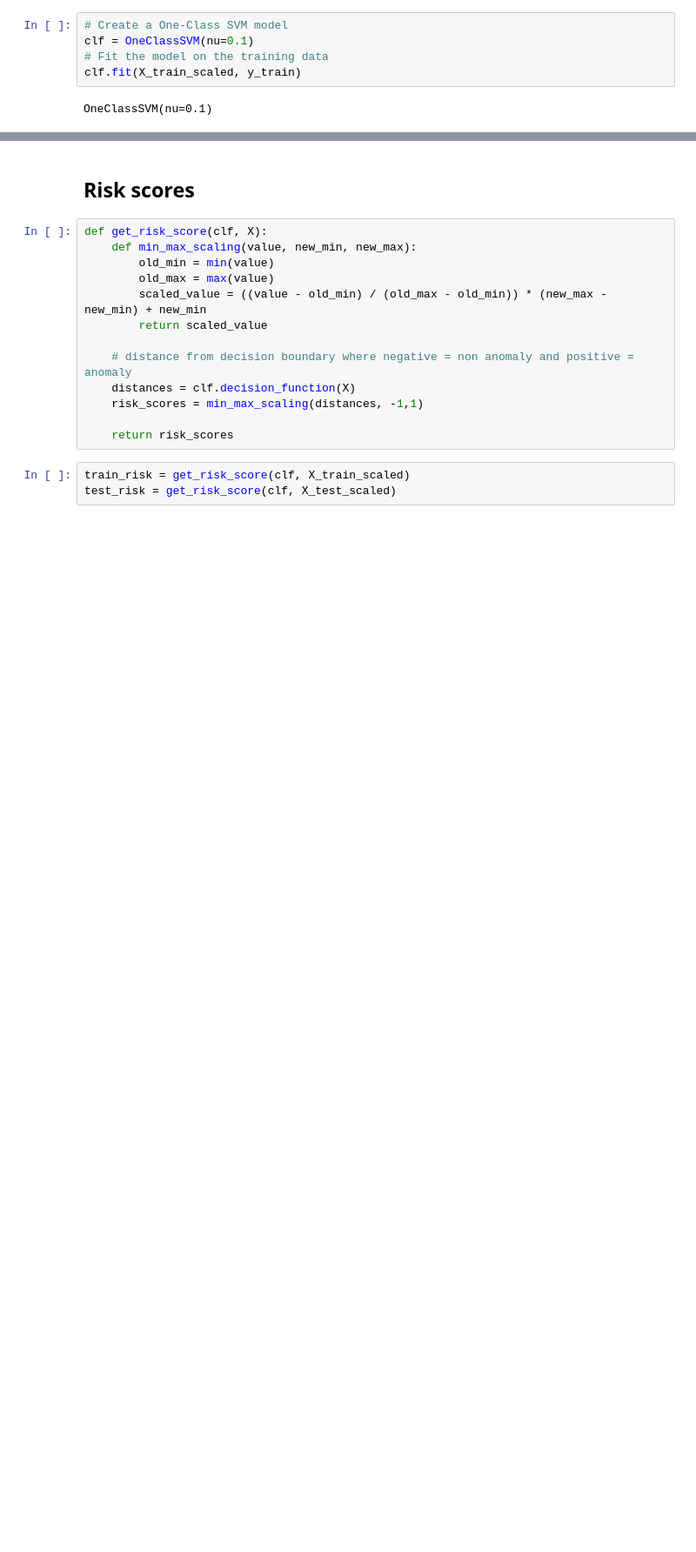
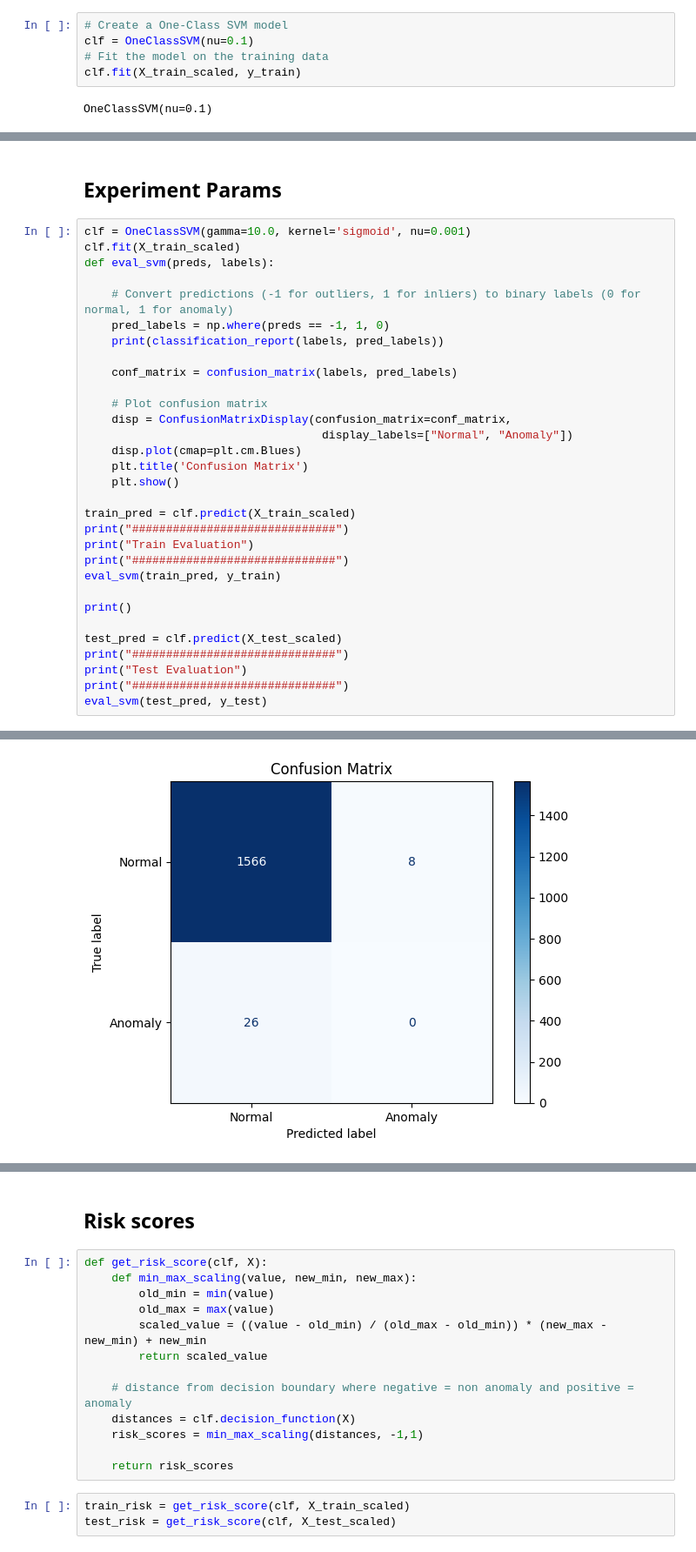
Before and after one commit to mel0778/dsa4263, a Jupyter notebook: code/model_SVM.ipynb, the cells around one changed output, grey strips where cells are left out. Shown: that part at 87% size. Drawn from its saved outputs; the diff is of its cells as text; blank space fills up the shorter version.

```diff
--- a/code/model_SVM.ipynb
+++ b/code/model_SVM.ipynb
@@ -140,0 +423,34 @@ weighted avg       0.98      0.87      0.92       600
+# %% [markdown]
+## Experiment Params
+# %%
+clf = OneClassSVM(gamma=10.0, kernel='sigmoid', nu=0.001)
+clf.fit(X_train_scaled)
+def eval_svm(preds, labels):
+
+    # Convert predictions (-1 for outliers, 1 for inliers) to binary labels (0 for normal, 1 for anomaly)
+    pred_labels = np.where(preds == -1, 1, 0)
+    print(classification_report(labels, pred_labels))
+
+    conf_matrix = confusion_matrix(labels, pred_labels)
+
+    # Plot confusion matrix
+    disp = ConfusionMatrixDisplay(confusion_matrix=conf_matrix,
+                                   display_labels=["Normal", "Anomaly"])
+    disp.plot(cmap=plt.cm.Blues)
+    plt.title('Confusion Matrix')
+    plt.show()
+
+train_pred = clf.predict(X_train_scaled)
+print("##############################")
+print("Train Evaluation")
+print("##############################")
+eval_svm(train_pred, y_train)
+
+print()
+
+test_pred = clf.predict(X_test_scaled)
+print("##############################")
+print("Test Evaluation")
+print("##############################")
+eval_svm(test_pred, y_test)
+# %% [output]
@@ -140,0 +468 @@ weighted avg       0.98      0.87      0.92       600
+[figure, added]
```
Also changed, not shown: parts of 26 cells of this notebook.
